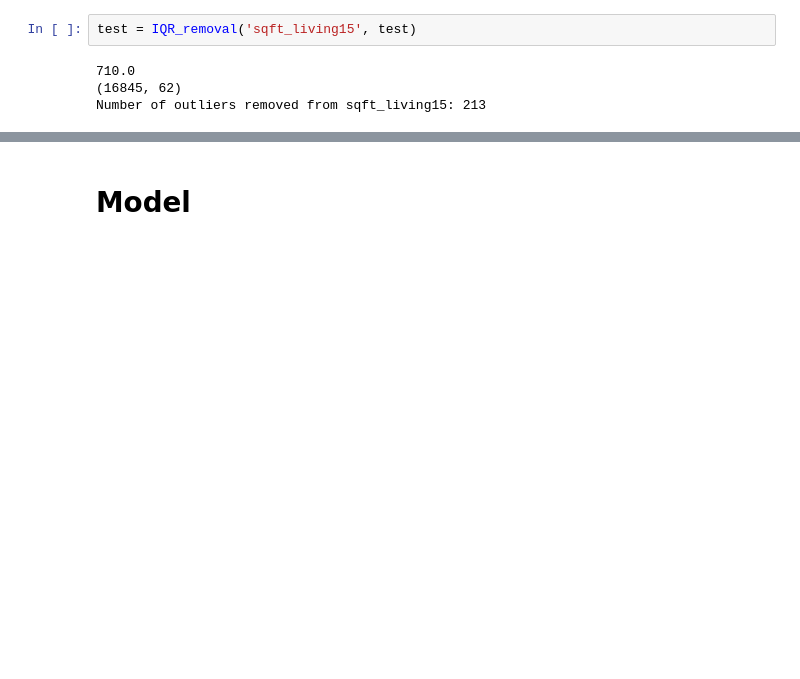
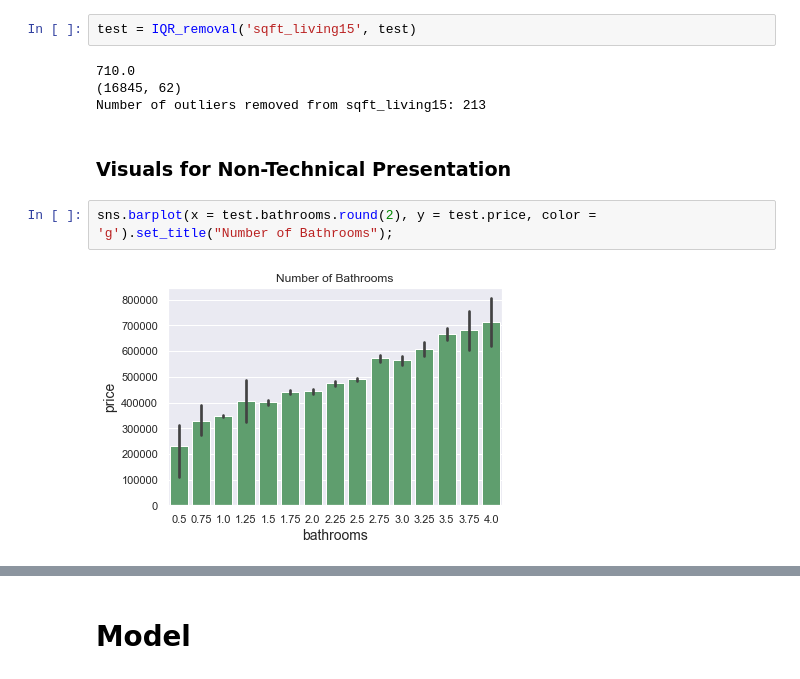
Before and after one commit to lauren-esser/King-County-Homes-Price-Factors, a Jupyter notebook: housing.ipynb, the cells around one changed output, grey strips where cells are left out. Cells and saved outputs as stored; diff of their text form; blank space fills up the shorter version.

```diff
--- a/housing.ipynb
+++ b/housing.ipynb
@@ -1190,3 +1190,9 @@ test = IQR_removal('sqft_living15', test)
 710.0
 (16845, 62)
 Number of outliers removed from sqft_living15: 213
+# %% [markdown]
+### Visuals for Non-Technical Presentation
+# %%
+sns.barplot(x = test.bathrooms.round(2), y = test.price, color = 'g').set_title("Number of Bathrooms");
+# %% [output]
+[figure, added]
```
Also changed, not shown: parts of 26 cells of this notebook, 14 other files.
